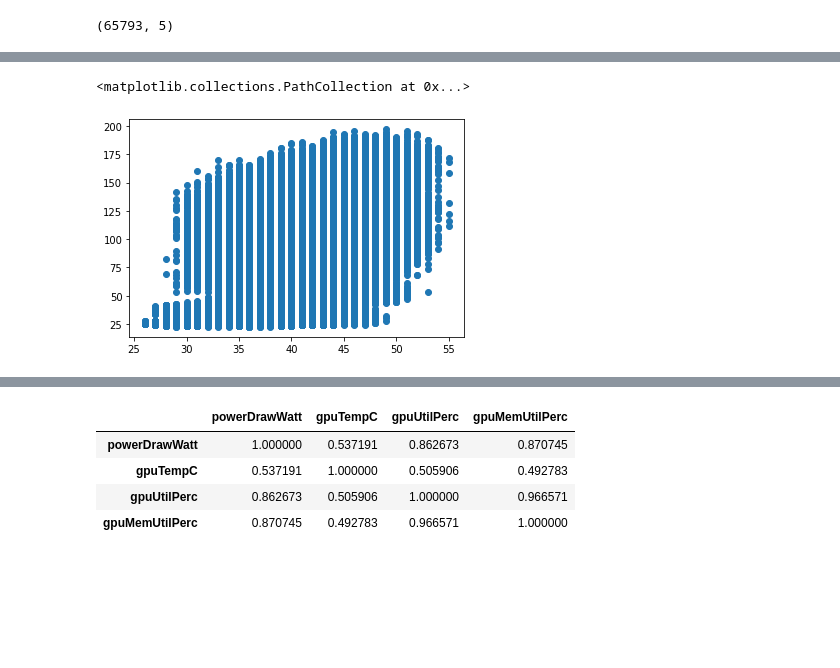
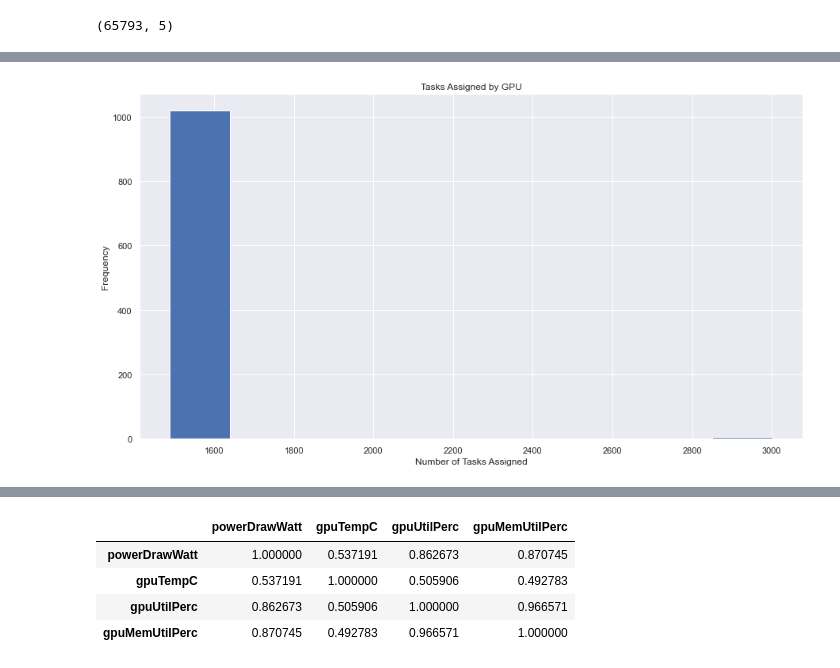
Before and after one commit to Saarge-z/Performance-Evaluation-of-Terapixel-Rendering, a Jupyter notebook: Cloud Project.ipynb, the cells around one changed output, grey strips where cells are left out. Drawn from its saved outputs; the diff is of its cells as text; code cells hidden in the pictures; blank space fills up the shorter version.

```diff
--- a/Cloud Project.ipynb
+++ b/Cloud Project.ipynb
@@ -95,8 +102,15 @@ Name: gpuTempC, Length: 1543681, dtype: int64
+# %%
+# Plotting host name frequency
+df_gpu['hostname'].value_counts().plot(kind = 'hist')
+plt.xlabel('Number of Tasks Assigned')
+plt.title('Tasks Assigned by GPU')
+plt.rcParams['figure.figsize'] = [10, 6]
+
+ # Saving figure
+#plt.savefig('Images/tasks.png')
+plt.show()
+# %% [output]
+[figure, added]
 # %%
 x = df_gpu.gpuTempC
 y = df_gpu.powerDrawWatt
-# %%
-plt.scatter(x,y)
-# %% [output]
-<matplotlib.collections.PathCollection at 0x...>
-[figure, removed]
```
Also changed, not shown: parts of 27 cells of this notebook, 5 other files.
